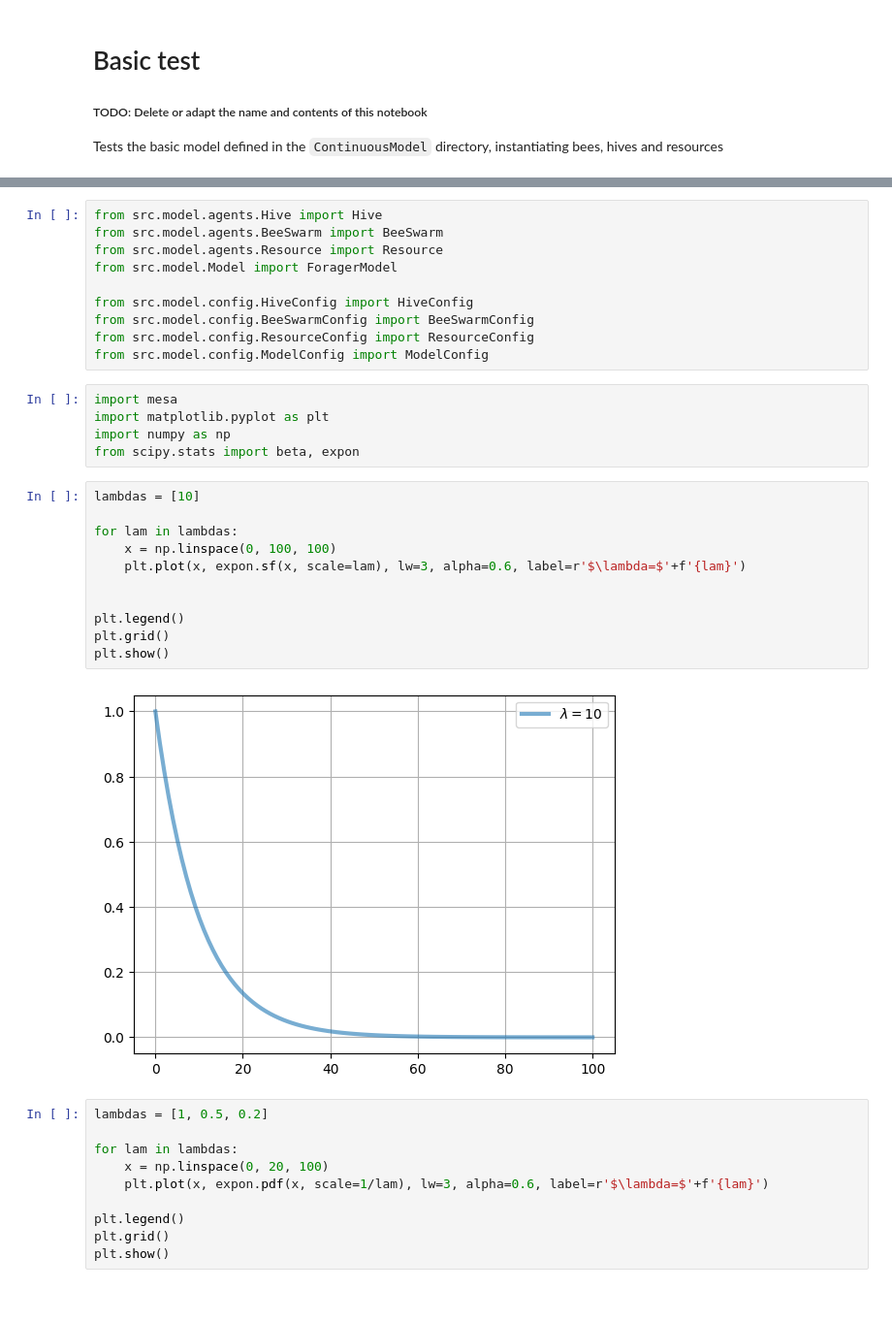
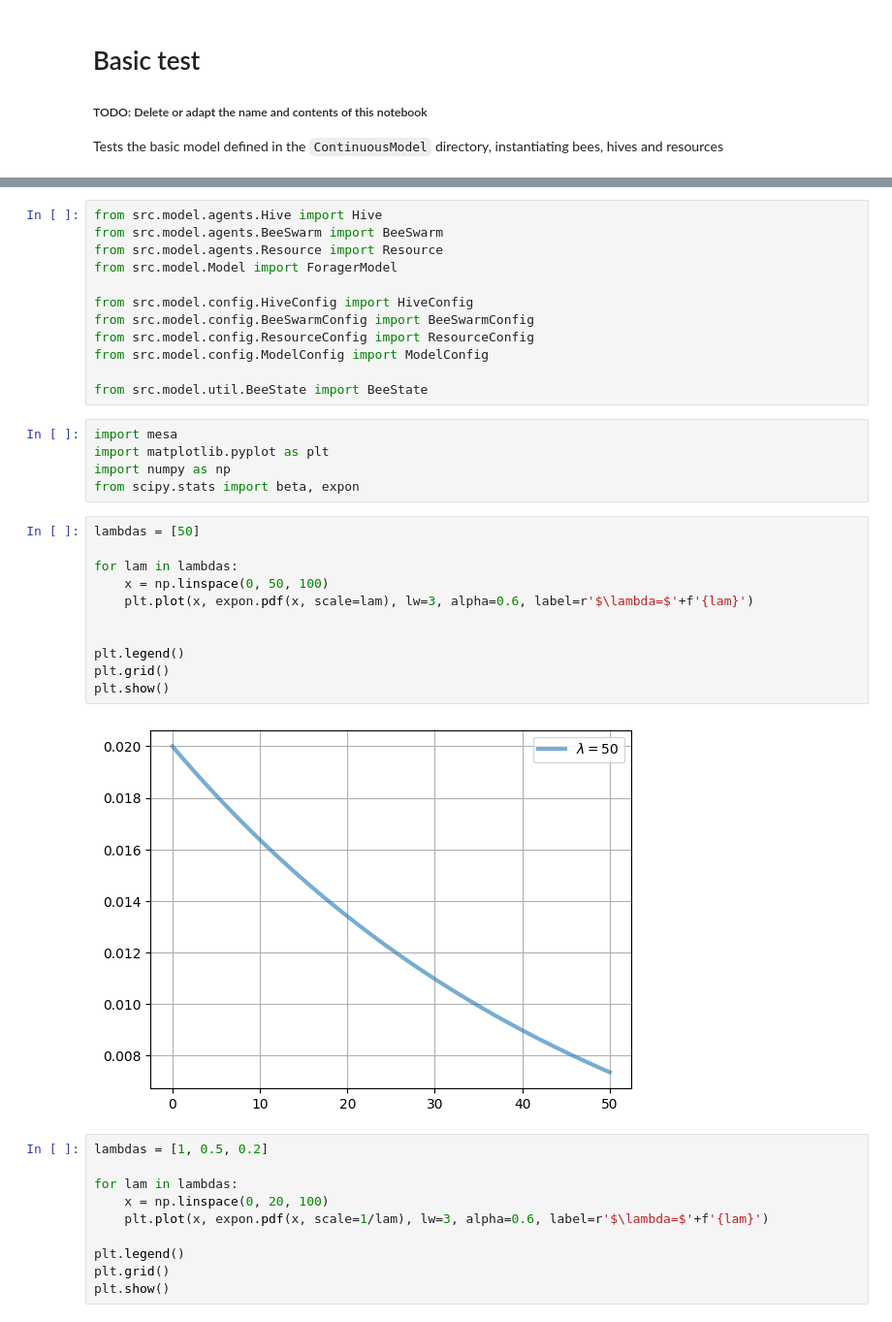
Before and after one commit to jonas4climate/honeybee-colony-abm, a Jupyter notebook: test_notebook.ipynb, the cells around one changed output, grey strips where cells are left out. Shown: that part at 97% size. Saved outputs shown, nothing was run; the diff lists cells and outputs as text.

```diff
--- a/test_notebook.ipynb
+++ b/test_notebook.ipynb
@@ -21,24 +18,26 @@ from src.model.config.HiveConfig import HiveConfig
 from src.model.config.BeeSwarmConfig import BeeSwarmConfig
 from src.model.config.ResourceConfig import ResourceConfig
 from src.model.config.ModelConfig import ModelConfig
+
+from src.model.util.BeeState import BeeState
 # %%
 import mesa
 import matplotlib.pyplot as plt
 import numpy as np
 from scipy.stats import beta, expon
 # %%
-lambdas = [10]
+lambdas = [50]
 
 for lam in lambdas:
-    x = np.linspace(0, 100, 100)
-    plt.plot(x, expon.sf(x, scale=lam), lw=3, alpha=0.6, label=r'$\lambda=$'+f'{lam}')
+    x = np.linspace(0, 50, 100)
+    plt.plot(x, expon.pdf(x, scale=lam), lw=3, alpha=0.6, label=r'$\lambda=$'+f'{lam}')
 
 
 plt.legend()
 plt.grid()
 plt.show()
 # %% [output]
-[figure, old version]
+[figure, new version]
 # %%
 lambdas = [1, 0.5, 0.2]
 
```
Also changed, not shown: parts of 7 cells of this notebook, 13 other files.
